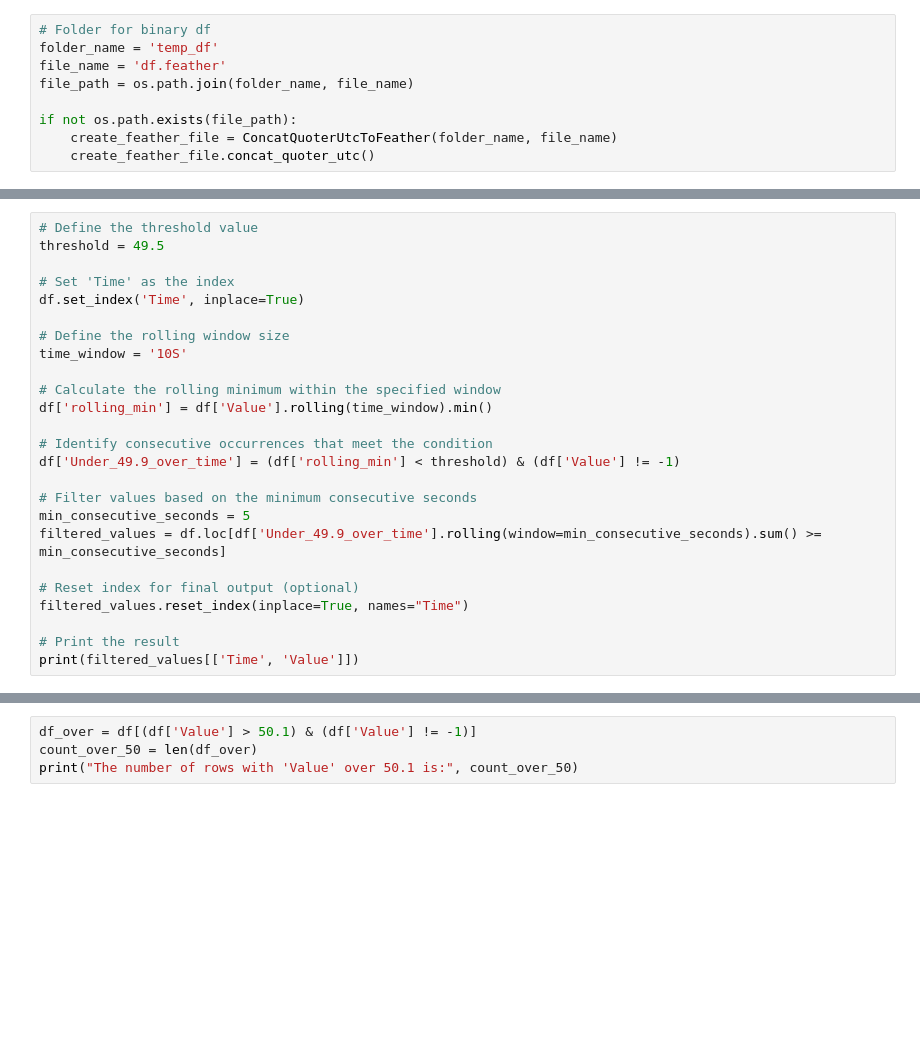
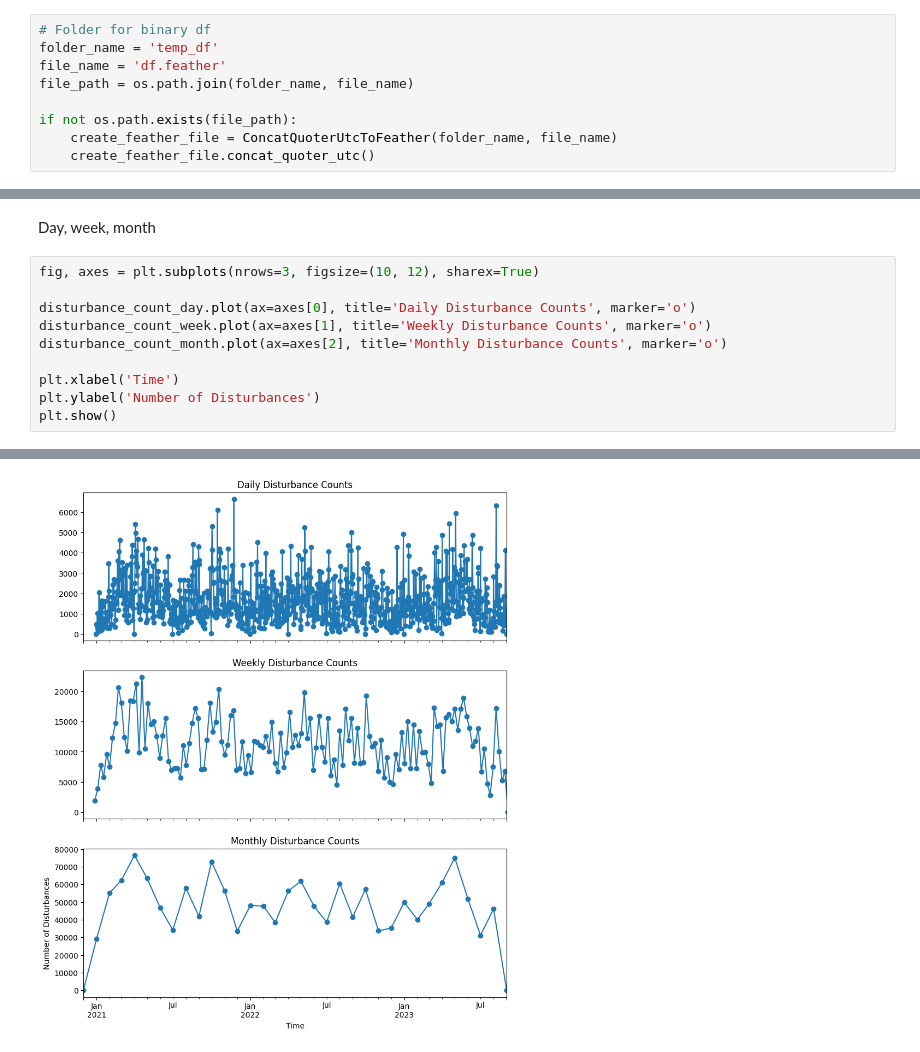
Before and after one commit to HermanCoding/frequency_deviation, a Jupyter notebook: visualize_data.ipynb, the cells around one changed output, grey strips where cells are left out. Drawn from its saved outputs; the diff is of its cells as text; blank space fills up the shorter version.

```diff
--- a/visualize_data.ipynb
+++ b/visualize_data.ipynb
@@ -110,26 +88,13 @@ df.head()
+# %% [markdown]
+Day, week, month
 # %%
-# Define the threshold value
-threshold = 49.5
+fig, axes = plt.subplots(nrows=3, figsize=(10, 12), sharex=True)
 
-# Set 'Time' as the index
-df.set_index('Time', inplace=True)
+disturbance_count_day.plot(ax=axes[0], title='Daily Disturbance Counts', marker='o')
+disturbance_count_week.plot(ax=axes[1], title='Weekly Disturbance Counts', marker='o')
+disturbance_count_month.plot(ax=axes[2], title='Monthly Disturbance Counts', marker='o')
 
-# Define the rolling window size
-time_window = '10S'
-
-# Calculate the rolling minimum within the specified window
-df['rolling_min'] = df['Value'].rolling(time_window).min()
-
-# Identify consecutive occurrences that meet the condition
-df['Under_49.9_over_time'] = (df['rolling_min'] < threshold) & (df['Value'] != -1)
-
-# Filter values based on the minimum consecutive seconds
-min_consecutive_seconds = 5
-filtered_values = df.loc[df['Under_49.9_over_time'].rolling(window=min_consecutive_seconds).sum() >= min_consecutive_seconds]
-
-# Reset index for final output (optional)
-filtered_values.reset_index(inplace=True, names="Time")
-
-# Print the result
-print(filtered_values[['Time', 'Value']])
+plt.xlabel('Time')
+plt.ylabel('Number of Disturbances')
+plt.show()
 # %% [output]
@@ -150,4 +101 @@ print(filtered_values[['Time', 'Value']])
+[figure, added]
-# %%
-df_over = df[(df['Value'] > 50.1) & (df['Value'] != -1)]
-count_over_50 = len(df_over)
-print("The number of rows with 'Value' over 50.1 is:", count_over_50)
```
Also changed, not shown: parts of 20 cells of this notebook, 3 other files.
